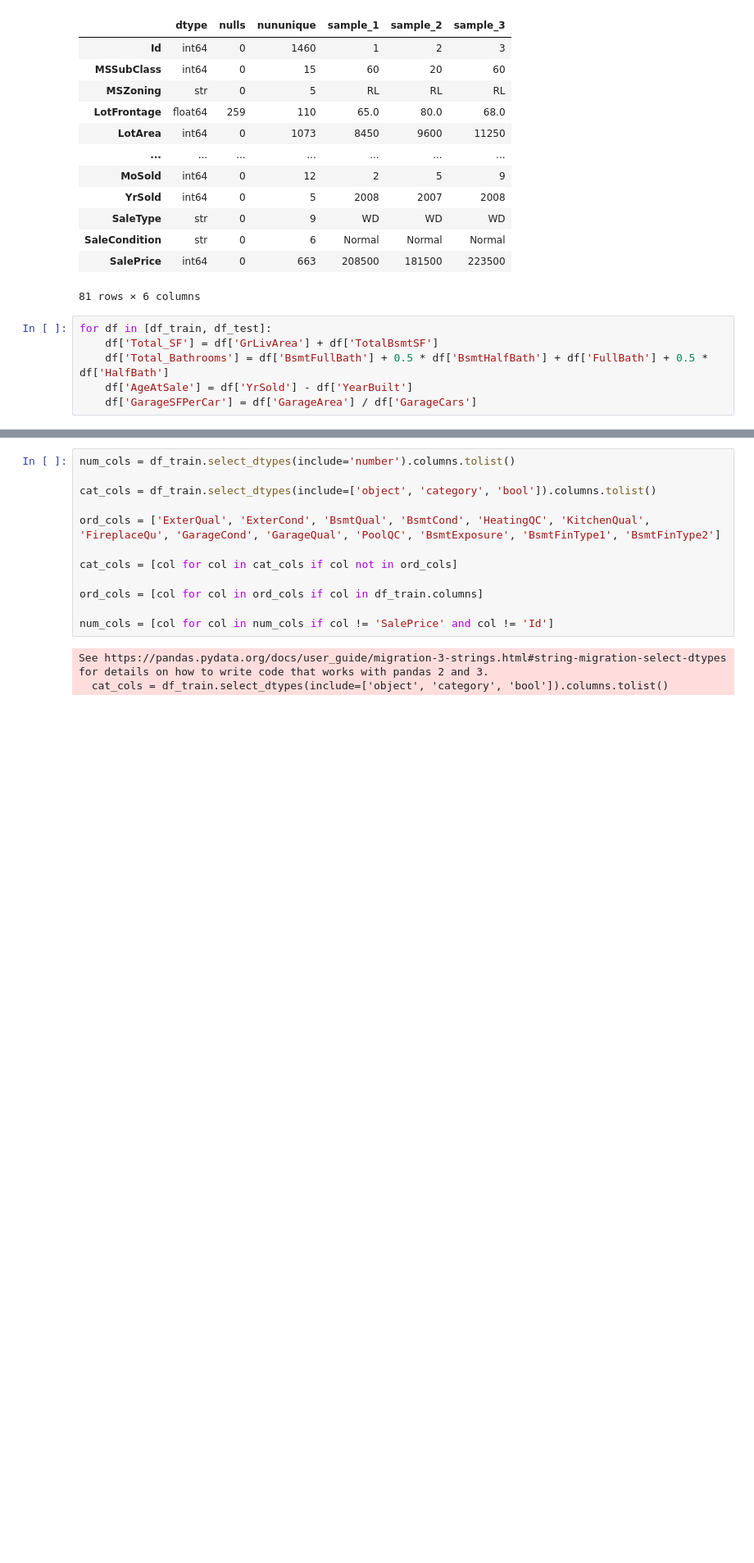
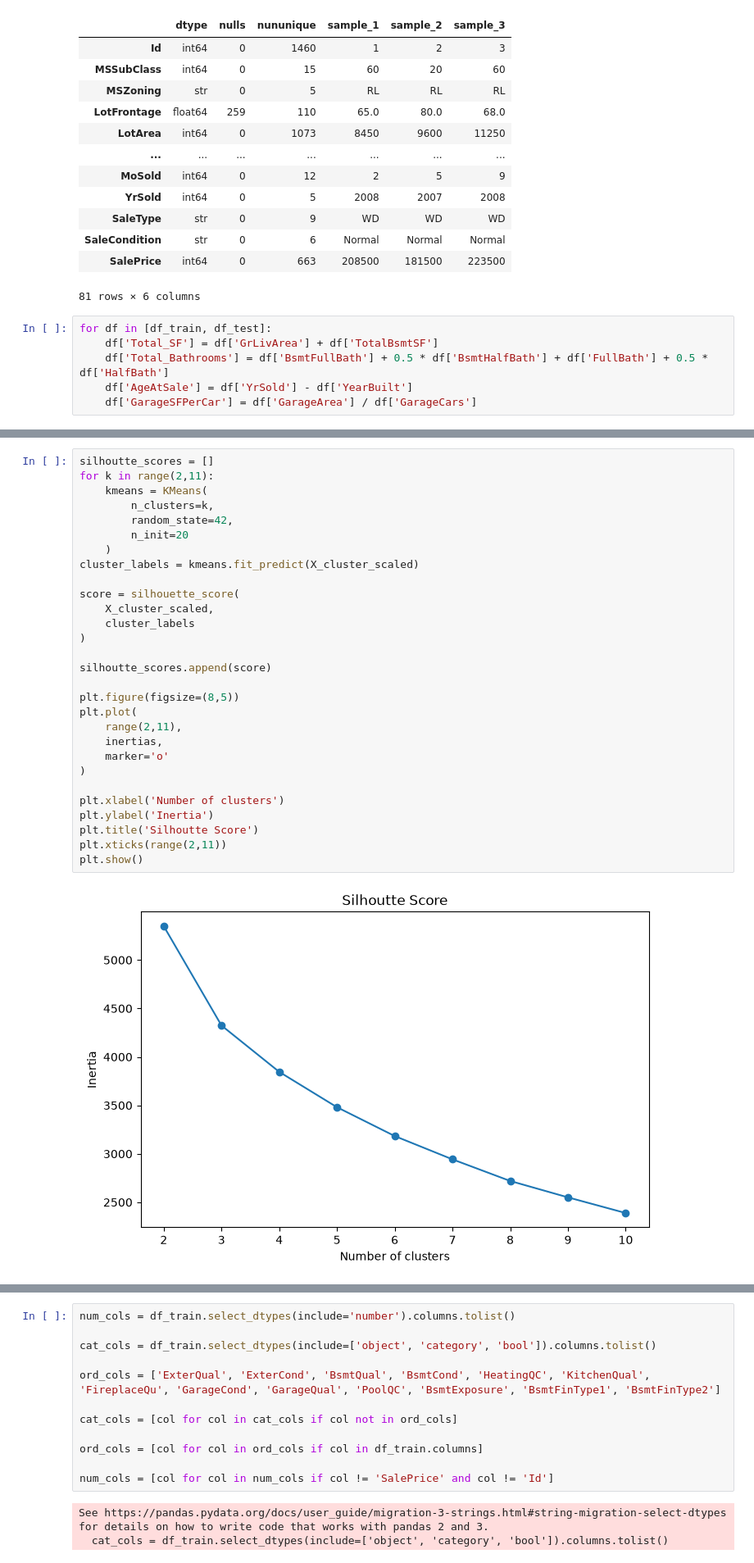
Before and after one commit to foxsys1/ames_housing_dataset, a Jupyter notebook: projects/ames_house_prices/notebooks/module1ames.ipynb, the cells around one changed output, grey strips where cells are left out. Shown at 82% size. Drawn from its saved outputs; the diff is of its cells as text; blank space fills up the shorter version.

```diff
--- a/projects/ames_house_prices/notebooks/module1ames.ipynb
+++ b/projects/ames_house_prices/notebooks/module1ames.ipynb
@@ -29,0 +63,31 @@ for df in [df_train, df_test]:
+# %%
+silhoutte_scores = []
+for k in range(2,11):
+    kmeans = KMeans(
+        n_clusters=k,
+        random_state=42,
+        n_init=20
+    )
+cluster_labels = kmeans.fit_predict(X_cluster_scaled)
+
+score = silhouette_score(
+    X_cluster_scaled,
+    cluster_labels
+)
+
+silhoutte_scores.append(score)
+
+plt.figure(figsize=(8,5))
+plt.plot(
+    range(2,11),
+    inertias,
+    marker='o'
+)
+
+plt.xlabel('Number of clusters')
+plt.ylabel('Inertia')
+plt.title('Silhoutte Score')
+plt.xticks(range(2,11))
+plt.show()
+# %% [output]
+[figure, added]
```
Also changed, not shown: parts of 4 cells of this notebook.
